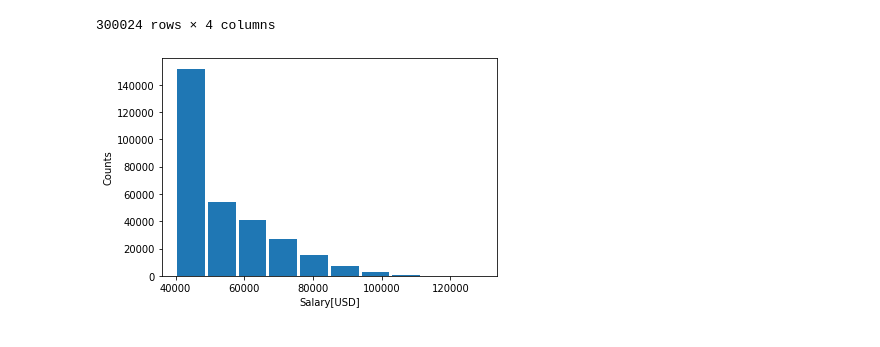
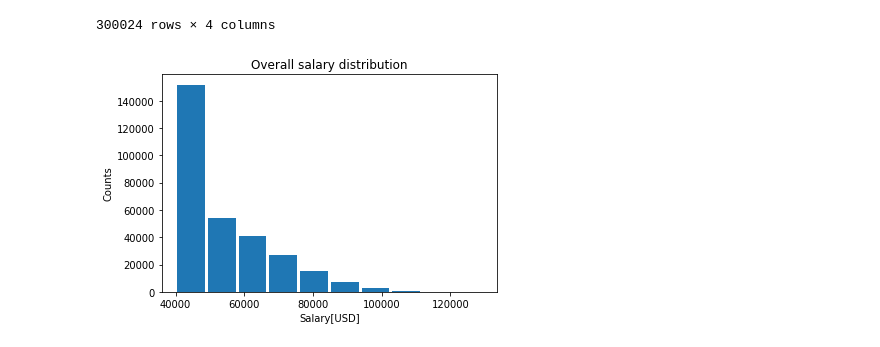
Before and after one commit to florin-vasiliu/sql-challenge, a Jupyter notebook: EmployeeSQL/SalaryAnalysis.ipynb, the cells around one changed output. Cells and saved outputs as stored; diff of their text form; code cells hidden in the pictures.

```diff
--- a/EmployeeSQL/SalaryAnalysis.ipynb
+++ b/EmployeeSQL/SalaryAnalysis.ipynb
@@ -15,9 +15,12 @@ with engine.connect() as connection:
     #importing table needed for creating histogram of salaries
     tbl_salaries_sql = connection.execute("select * from tbl_salaries")
     tbl_salaries_df = pd.DataFrame(tbl_salaries_sql)
+
     #importing view needed for creating barchart of avg salaries per function
     vw_avg_salary_per_title_sql = connection.execute("""
     select round(avg(tbl_salaries.salary),2) as avg_salary,
+        count(distinct tbl_salaries.emp_no) as emp_count_distinct,
+        count (tbl_salaries.emp_no) as emp_count_all,
         tbl_titles.title
     from tbl_salaries
         join tbl_employees
@@ -58,9 +61,10 @@ tbl_salaries_df.set_index("id")
 # %%
 #plot histogram with salary values
 plt.hist(tbl_salaries_df.loc[:,"salary"],rwidth=0.9)
 plt.xlabel('Salary[USD]')
 plt.ylabel('Counts')
+plt.title('Overall salary distribution')
 plt.savefig(f"Images/Salaries_hist.png",bbox_inches = 'tight')
 plt.show()
 # %% [output]
-[figure, old version]
+[figure, new version]
```
Also changed, not shown: parts of 3 cells of this notebook, 4 other files.
